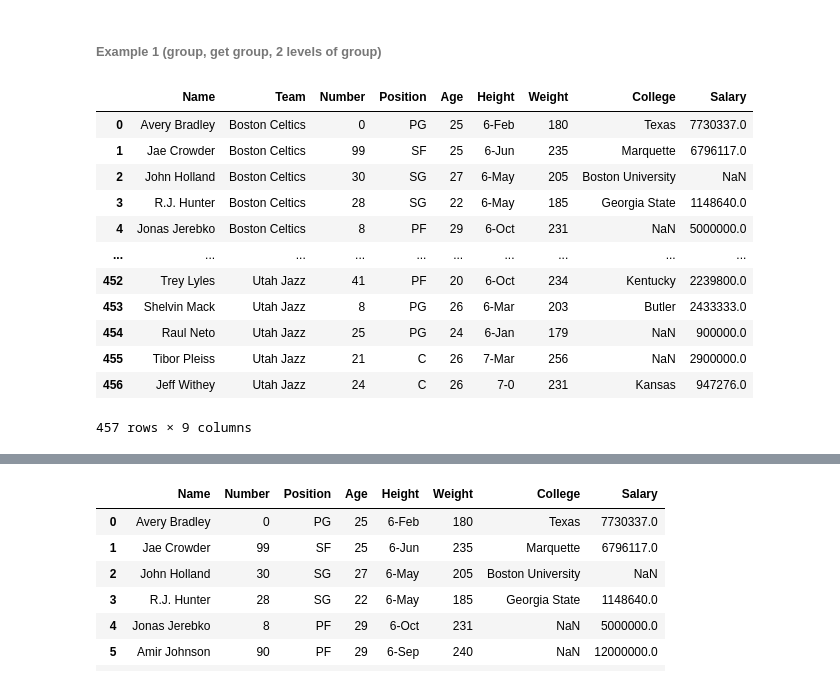
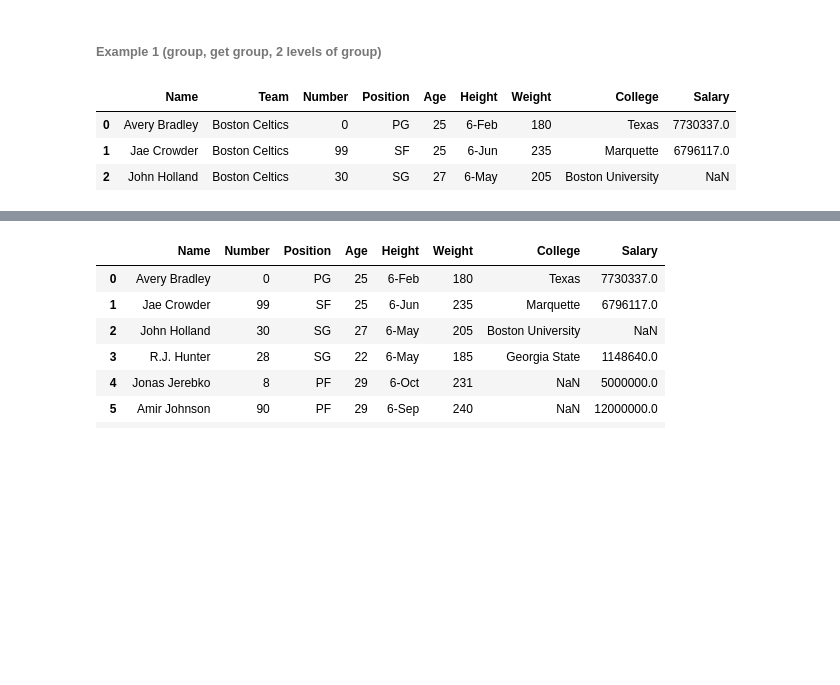
Before and after one commit to k21k/Python-Notes, a Jupyter notebook: Learning Notes/Learning Notes 5 - Pandas 3.ipynb, the cells around one changed output, grey strips where cells are left out. Cells and saved outputs as stored; diff of their text form; code cells hidden in the pictures; blank space fills up the shorter version.

```diff
--- a/Learning Notes/Learning Notes 5 - Pandas 3.ipynb
+++ b/Learning Notes/Learning Notes 5 - Pandas 3.ipynb
@@ -66,20 +66,11 @@ df.groupby(['Sales Rep','Company Name']).size()
 # %%
 import pandas as pd
 df = pd.read_csv("nba.csv")
-df
+df.head(3)
 # %% [output]
 |  | Name | Team | Number | Position | Age | Height | Weight | College | Salary |
 | 0 | Avery Bradley | Boston Celtics | 0 | PG | 25 | 6-Feb | 180 | Texas | 7730337.0 |
 | 1 | Jae Crowder | Boston Celtics | 99 | SF | 25 | 6-Jun | 235 | Marquette | 6796117.0 |
 | 2 | John Holland | Boston Celtics | 30 | SG | 27 | 6-May | 205 | Boston University | NaN |
-| 3 | R.J. Hunter | Boston Celtics | 28 | SG | 22 | 6-May | 185 | Georgia State | 1148640.0 |
-| 4 | Jonas Jerebko | Boston Celtics | 8 | PF | 29 | 6-Oct | 231 | NaN | 5000000.0 |
-| ... | ... | ... | ... | ... | ... | ... | ... | ... | ... |
-| 452 | Trey Lyles | Utah Jazz | 41 | PF | 20 | 6-Oct | 234 | Kentucky | 2239800.0 |
-| 453 | Shelvin Mack | Utah Jazz | 8 | PG | 26 | 6-Mar | 203 | Butler | 2433333.0 |
-| 454 | Raul Neto | Utah Jazz | 25 | PG | 24 | 6-Jan | 179 | NaN | 900000.0 |
-| 455 | Tibor Pleiss | Utah Jazz | 21 | C | 26 | 7-Mar | 256 | NaN | 2900000.0 |
-| 456 | Jeff Withey | Utah Jazz | 24 | C | 26 | 7-0 | 231 | Kansas | 947276.0 |
-457 rows × 9 columns
 # %%
 gk = df.groupby('Team')
```
Also changed, not shown: parts of 8 cells of this notebook, 1 other file.
